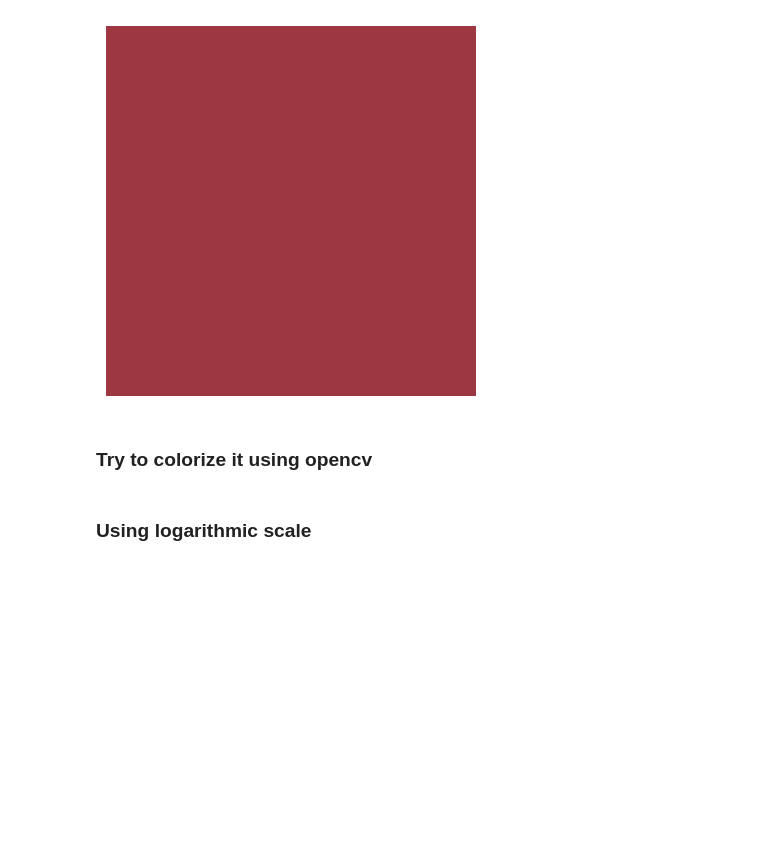
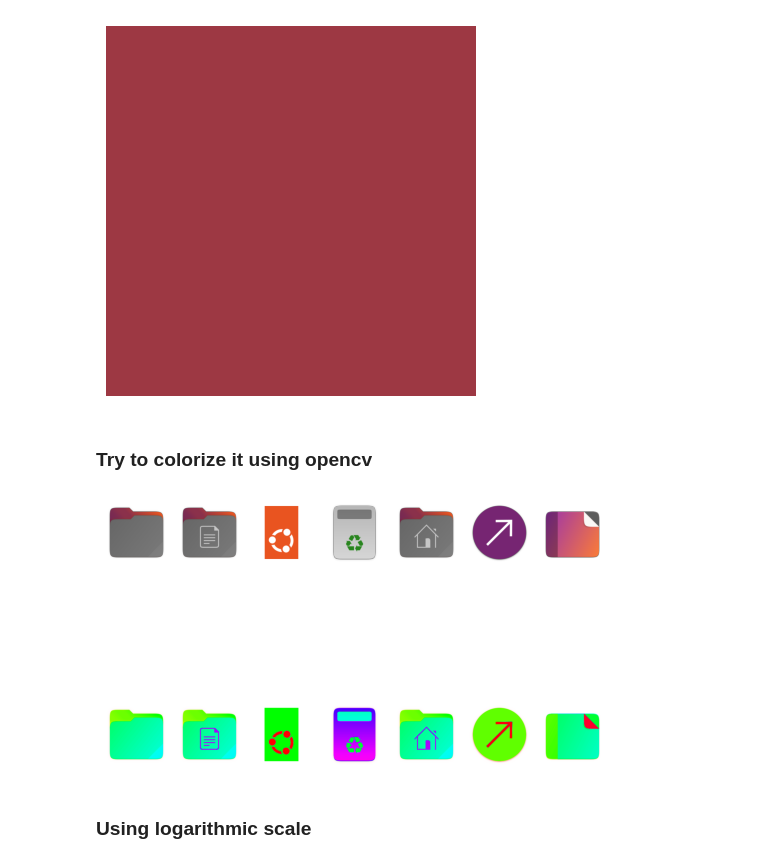
Before and after one commit to hbonnavaud/hbicons, a Jupyter notebook: colorize_icon.ipynb, the cells around one changed output. Drawn from its saved outputs; the diff is of its cells as text; code cells hidden in the pictures; blank space fills up the shorter version.

```diff
--- a/colorize_icon.ipynb
+++ b/colorize_icon.ipynb
@@ -52,27 +90,37 @@ plt.show()
 # %% [markdown]
 ### Try to colorize it using opencv
 # %%
-# Python program to explain cv2.cvtColor() method
+import cv2
+import numpy as np
+import matplotlib.pyplot as plt
 
-# importing cv2
-import cv2
 
-# path
-path = r'C:\Users\Administrator\Desktop\geeks.png'
+def colorize_image_1(image: np.ndarray, memory: dict, color_to_change=np.array([157, 56, 67]), destination_color=np.array([0, 0, 255])):
+    if image.dtype in [np.float32, np.float64]:
+        image = (image * 255).astype(np.uint8)
+    if image.shape[-1] == 4:  # If image has an alpha channel (RGBA)
+        bgr = image[:, :, :3]  # Extract BGR channels
+        alpha = image[:, :, 3]  # Extract Alpha channel
 
-# Reading an image in default mode
-src = cv2.imread(path)
+        # Convert to grayscale for color mapping
+        gray = cv2.cvtColor(bgr, cv2.COLOR_BGR2GRAY)
 
-# Window name in which image is displayed
-window_name = 'Image'
+        # Apply a colormap (e.g., JET, VIRIDIS, MAGMA)
+        colorized = cv2.applyColorMap(gray, cv2.COLORMAP_HSV)
 
-# Using cv2.cvtColor() method
-# Using cv2.COLOR_BGR2GRAY color space
-# conversion code
-image = cv2.cvtColor(src, cv2.COLOR_BGR2GRAY )
+        # Blend with transparency
+        alpha_norm = alpha[:, :, None] / 255.0  # Normalize alpha to range 0-1
+        blended = (colorized * alpha_norm + 255 * (1 - alpha_norm)).astype(np.uint8)
 
-# Displaying the image
-cv2.imshow(window_name, image)
+        # Convert BGR to RGB for Matplotlib
+        return cv2.cvtColor(blended, cv2.COLOR_BGR2RGB)
+    else:
+        print("The image does not have an alpha channel.")
+
+
+process_dataset(colorize_image_fun=colorize_image_1)
+# %% [output]
+[figure, added]
 # %% [markdown]
 ### Using logarithmic scale
 # %%
```
Also changed, not shown: parts of 6 cells of this notebook.
